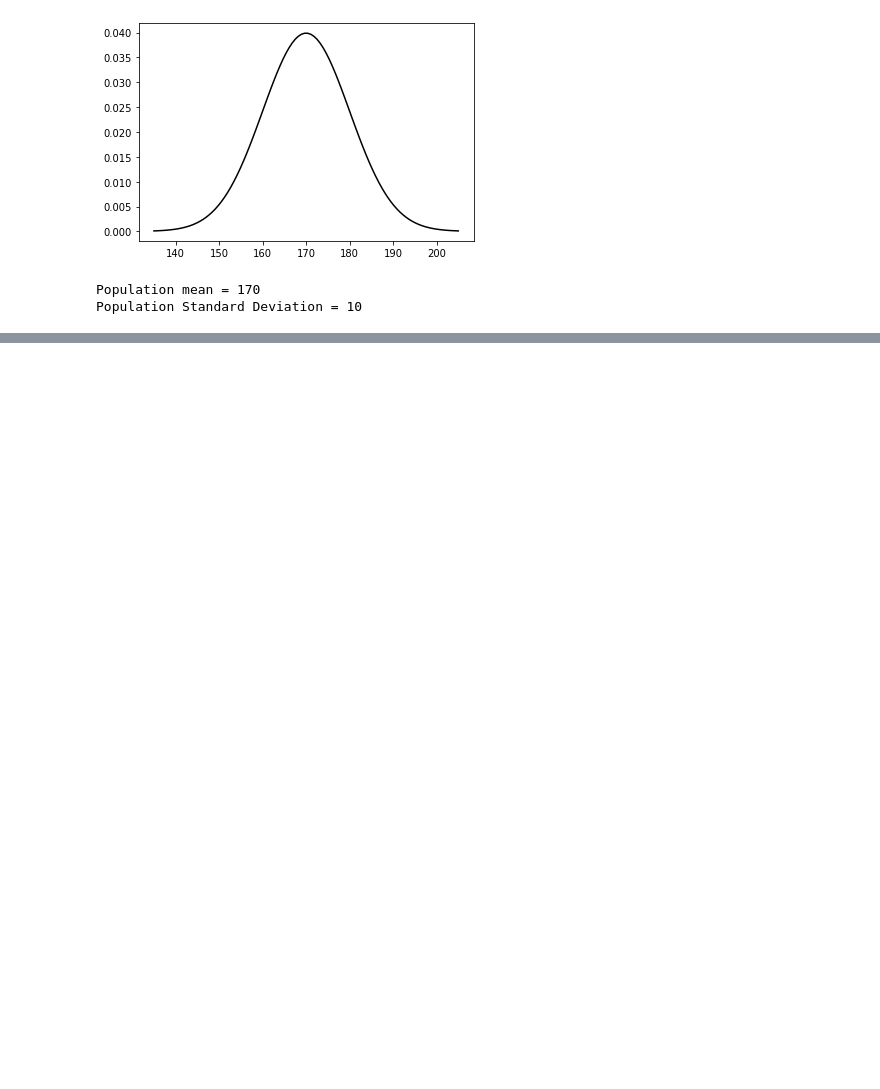
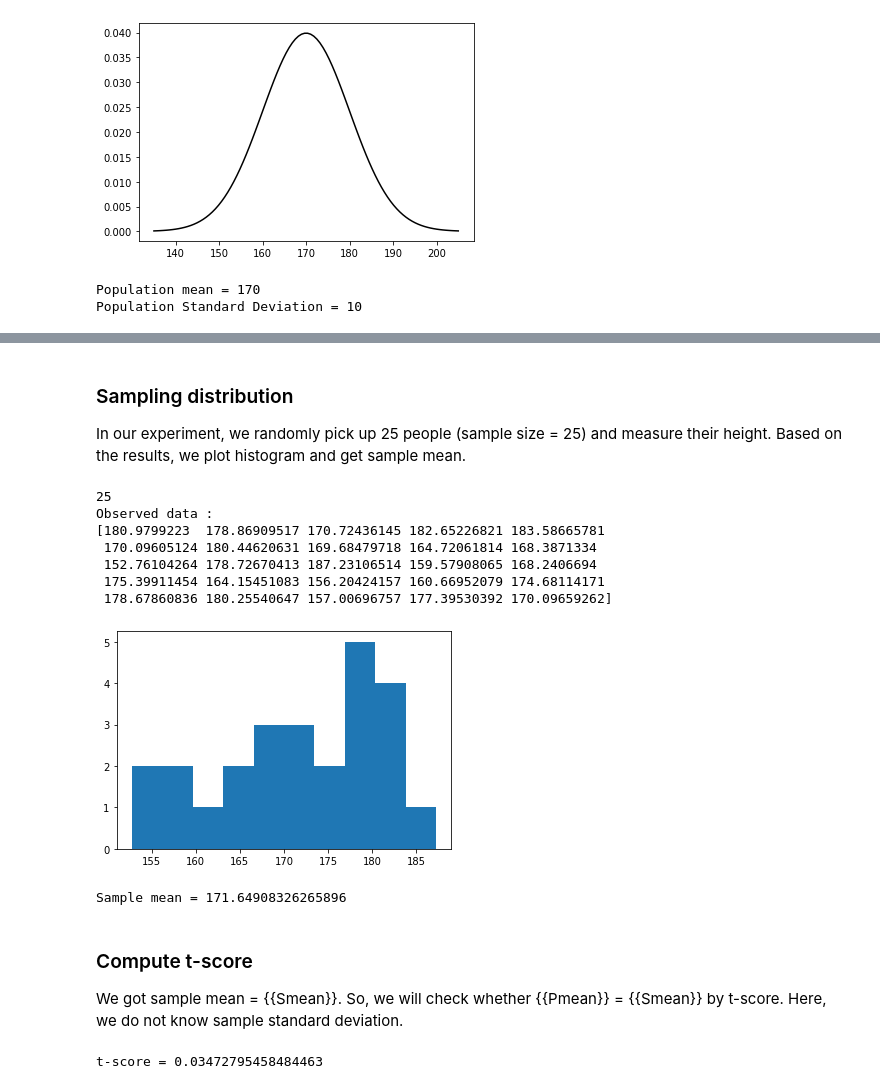
Before and after one commit to yotaKawashima/Statistics, a Jupyter notebook: Test_of_Significance.ipynb, the cells around one changed output, grey strips where cells are left out. Saved outputs shown, nothing was run; the diff lists cells and outputs as text; code cells hidden in the pictures; blank space fills up the shorter version.

```diff
--- a/Test_of_Significance.ipynb
+++ b/Test_of_Significance.ipynb
@@ -100,0 +122,12 @@ plt.axvline(stats.norm.pdf(1-0.05/2, 0, 1))
+# %%
+# Set population properties
+Pmean = 170# Mean of population data (this will not be computed in experimental data because you cannot have all individual data for this)
+PSD = 10 # Population standard deviation (this will not be computed in experimental data as well)
+
+# Plot histogram for population data
+x = np.linspace(Pmean - 3.5*PSD, Pmean + 3.5*PSD, 100)
+plt.plot(x, stats.norm.pdf(x, Pmean, PSD), color='k')
+
+plt.show()
+print('Population mean = ' + str(Pmean))
+print('Population Standard Deviation = ' + str(PSD))
@@ -100,0 +138,52 @@ plt.axvline(stats.norm.pdf(1-0.05/2, 0, 1))
+# %% [markdown]
+### Sampling distribution
+
+In our experiment, we randomly pick up 25 people (sample size = 25) and measure their height. Based on the results, we plot histogram and get sample mean.
+# %%
+# Sample size
+Sn=25
+# Data you get
+Sdata = np.random.normal(Pmean, PSD, Sn)
+
+print(Sn)
+print('Observed data : ')
+print(Sdata)
+
+# Plot histogram
+fig, ax = plt.subplots()
+ax.hist(Sdata)
+plt.show()
+
+# Compute Sample mean
+Smean = np.mean(Sdata)
+
+print('Sample mean = ' + str(Smean))
+# %% [output]
+25
+Observed data :
+[180.9799223  178.86909517 170.72436145 182.65226821 183.58665781
+ 170.09605124 180.44620631 169.68479718 164.72061814 168.3871334
+ 152.76104264 178.72670413 187.23106514 159.57908065 168.2406694
+ 175.39911454 164.15451083 156.20424157 160.66952079 174.68114171
+ 178.67860836 180.25540647 157.00696757 177.39530392 170.09659262]
+[figure, added]
+Sample mean = 171.64908326265896
+# %% [markdown]
+### Compute t-score
+
+We got sample mean = {{Smean}}. So, we will check whether {{Pmean}} = {{Smean}} by t-score.
+Here, we do not know sample standard deviation.
+# %%
+# compute unbiased standard deviation
+Sdata_for_var = np.square(Sdata - Smean)
+Uvar = np.sum(Sdata_for_var)/(Sn-1)
+USD = np.sqrt(Uvar)
+
+# standard error
+SE = USD * np.sqrt(Sn)
+# Compute t-score
+t = (Smean - Pmean) / SE
+
+print('t-score = ' + str(t))
+# %% [output]
+t-score = 0.03472795458484463
```
Also changed, not shown: parts of 22 cells of this notebook.
